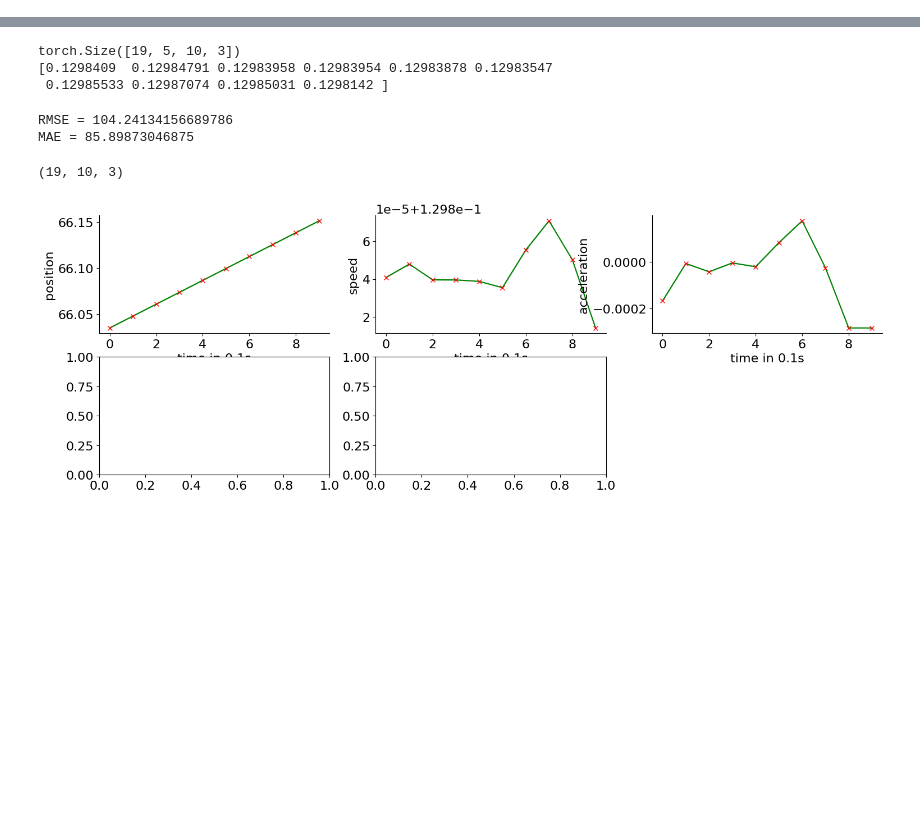
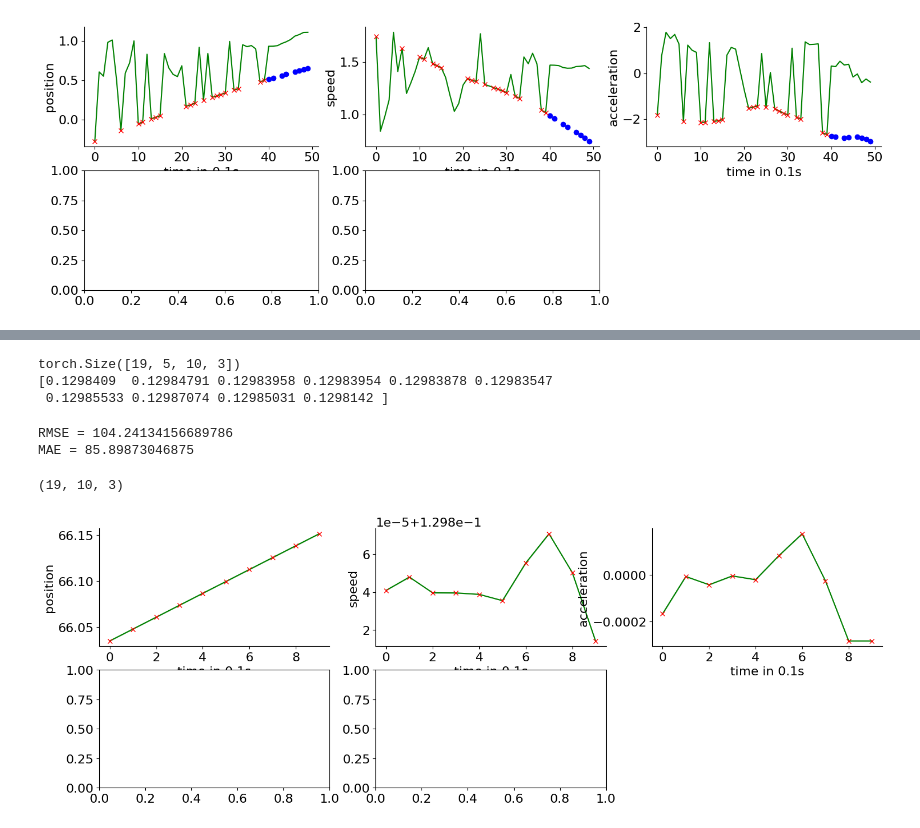
Before and after one commit to tompoek/CSDI, a Jupyter notebook: visualize_examples_trajectory.ipynb, the cells around one changed output, grey strips where cells are left out. Cells and saved outputs as stored; diff of their text form; code cells hidden in the pictures; blank space fills up the shorter version.

```diff
--- a/visualize_examples_trajectory.ipynb
+++ b/visualize_examples_trajectory.ipynb
@@ -13,0 +104,4 @@ def get_quantile(samples,q,dim=1):
+# %%
+visualize_trajectory(dataind=2) # change to visualize a different sample
+# %% [output]
+[figure, added]
```
Also changed, not shown: parts of 20 cells of this notebook, 2 other files.
